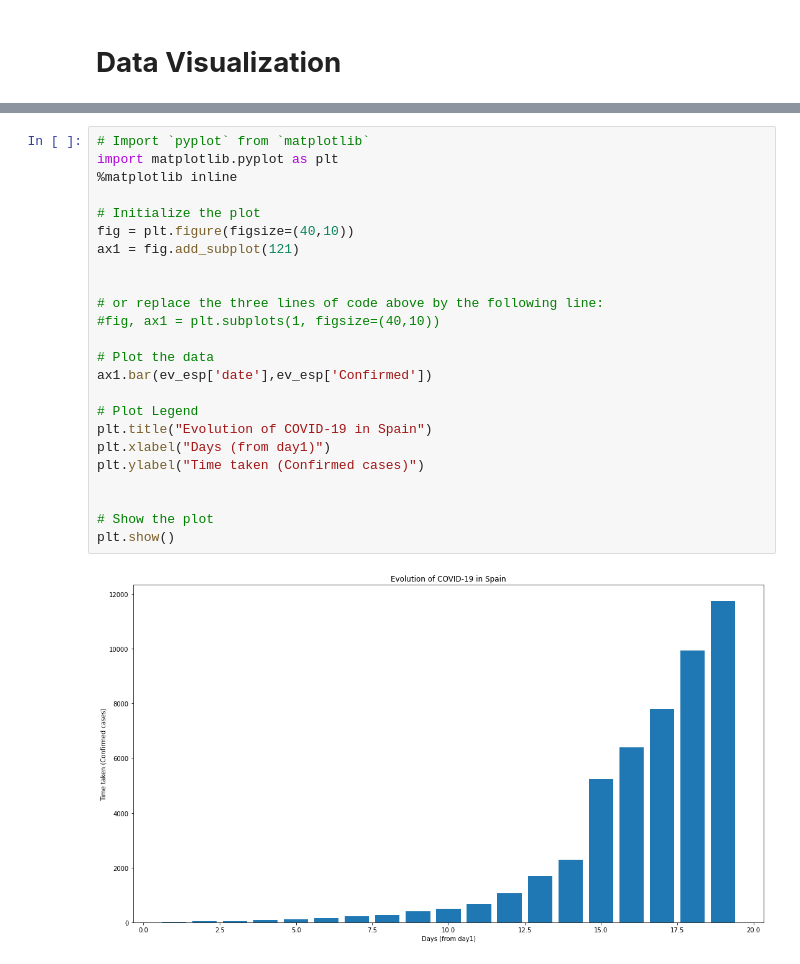
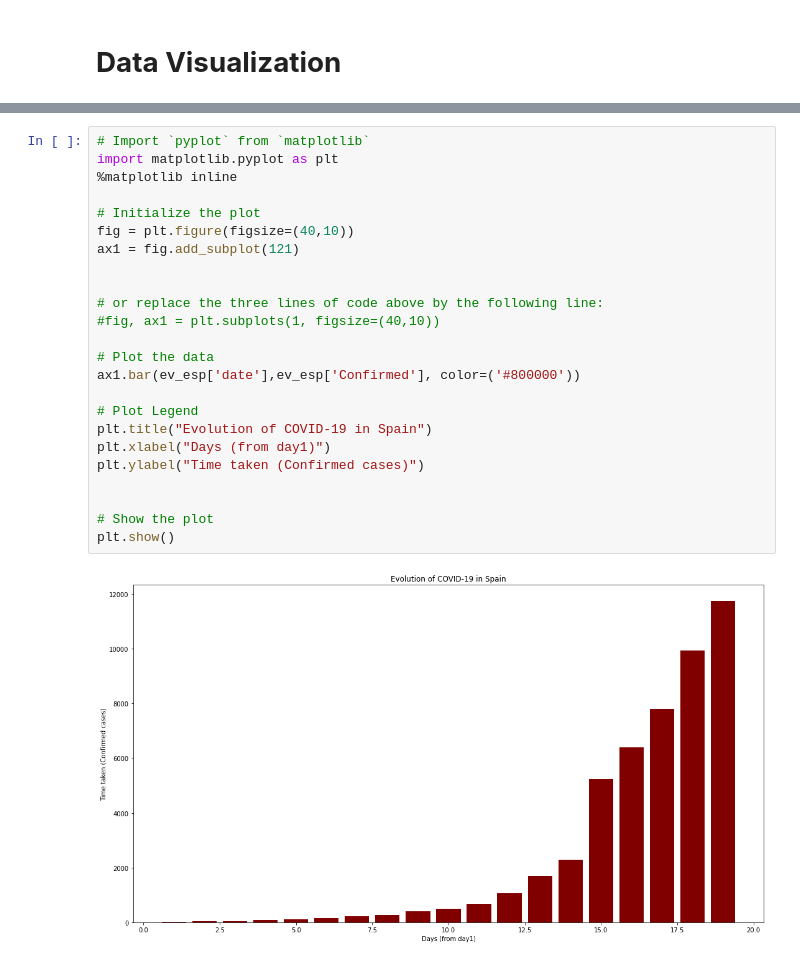
Before and after one commit to hatim1971/covid-19, a Jupyter notebook: Covid19_ETL.ipynb, the cells around one changed output, grey strips where cells are left out. Drawn from its saved outputs; the diff is of its cells as text.

```diff
--- a/Covid19_ETL.ipynb
+++ b/Covid19_ETL.ipynb
@@ -351,26 +383,26 @@ plt.show()
 # %%
 # Import `pyplot` from `matplotlib`
 import matplotlib.pyplot as plt
 %matplotlib inline
 
 # Initialize the plot
 fig = plt.figure(figsize=(40,10))
 ax1 = fig.add_subplot(121)
 
 
 # or replace the three lines of code above by the following line:
 #fig, ax1 = plt.subplots(1, figsize=(40,10))
 
 # Plot the data
-ax1.bar(ev_esp['date'],ev_esp['Confirmed'])
+ax1.bar(ev_esp['date'],ev_esp['Confirmed'], color=('#800000'))
 
 # Plot Legend
 plt.title("Evolution of COVID-19 in Spain")
 plt.xlabel("Days (from day1)")
 plt.ylabel("Time taken (Confirmed cases)")
 
 
 # Show the plot
 plt.show()
 # %% [output]
-[figure, old version]
+[figure, new version]
```
Also changed, not shown: parts of 7 cells of this notebook.
